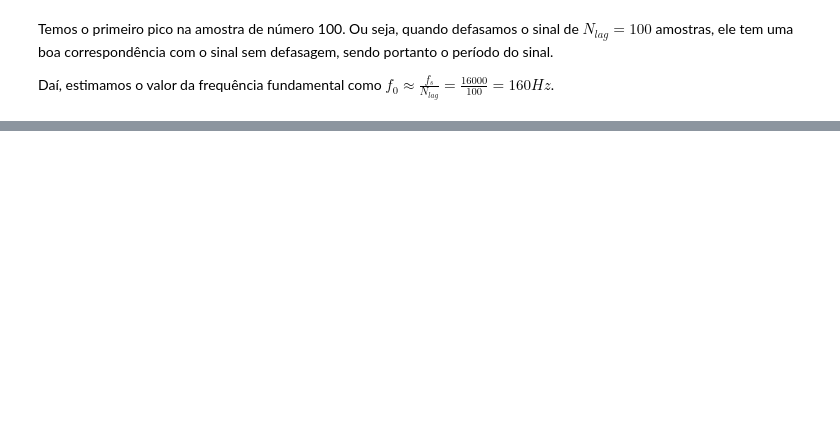
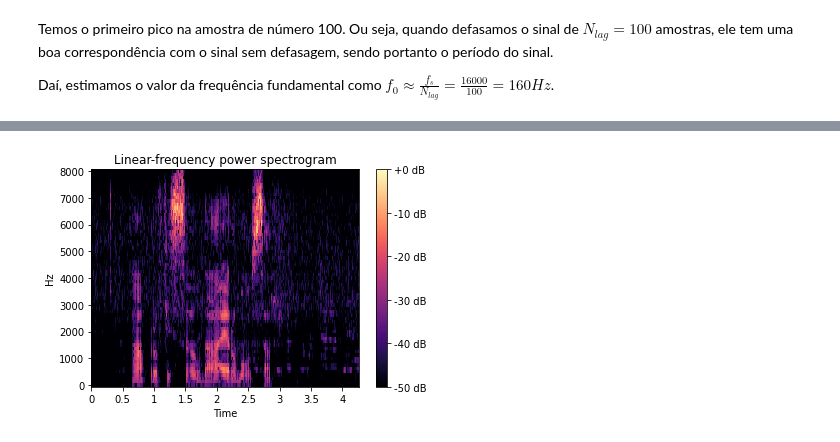
Before and after one commit to mpereiramoretti/psi5123-lista2, a Jupyter notebook: Lista de exercícios 2.ipynb, the cells around one changed output, grey strips where cells are left out. Cells and saved outputs as stored; diff of their text form; code cells hidden in the pictures; blank space fills up the shorter version.

```diff
--- a/Lista de exercícios 2.ipynb
+++ b/Lista de exercícios 2.ipynb
@@ -536,0 +541,4 @@ ipd.Audio(output_signal, rate=sr)
+# %%
+plot_spectrogram(fs, output_signal)
+# %% [output]
+[figure, added]
```
Also changed, not shown: parts of 43 cells of this notebook.
